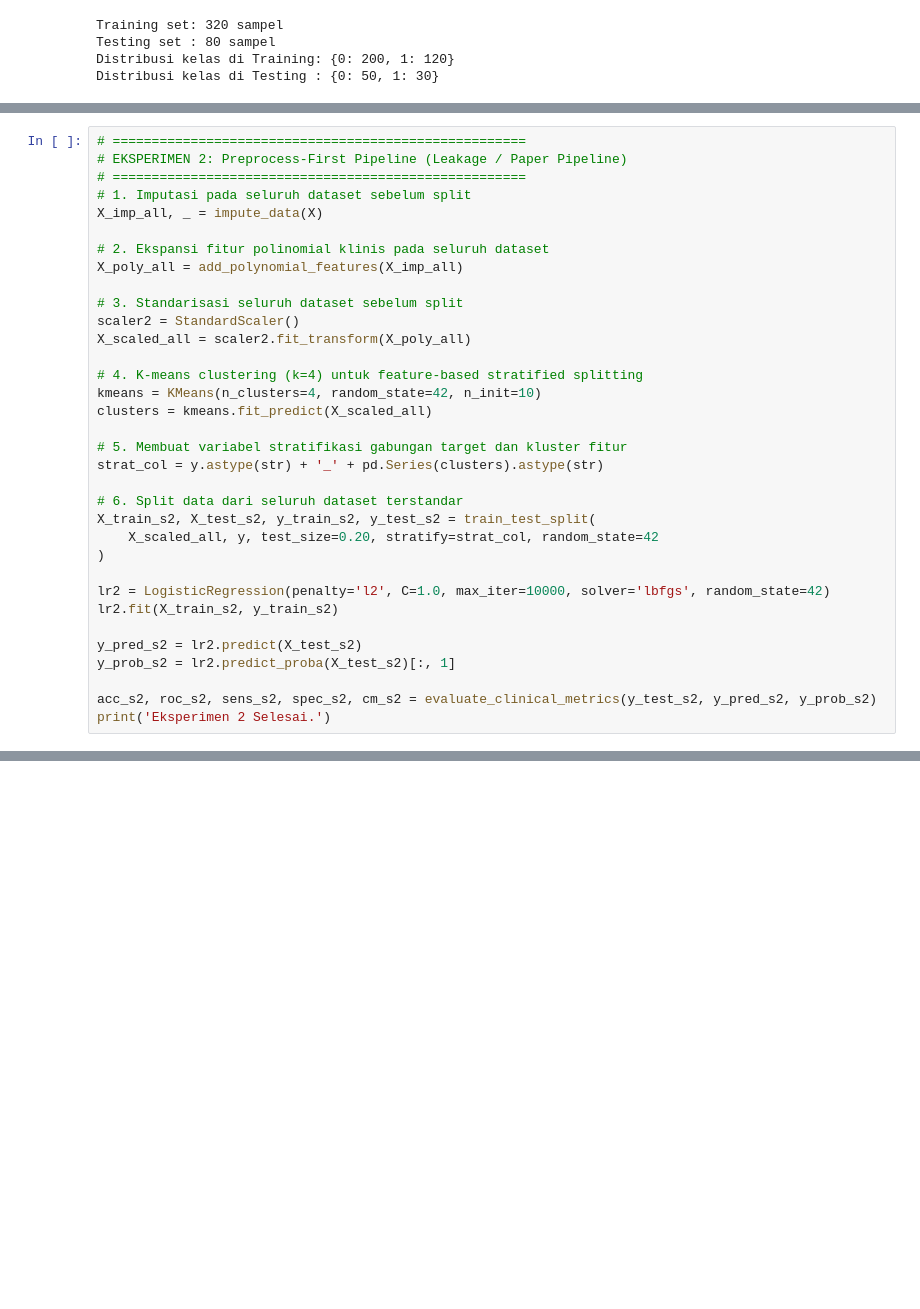
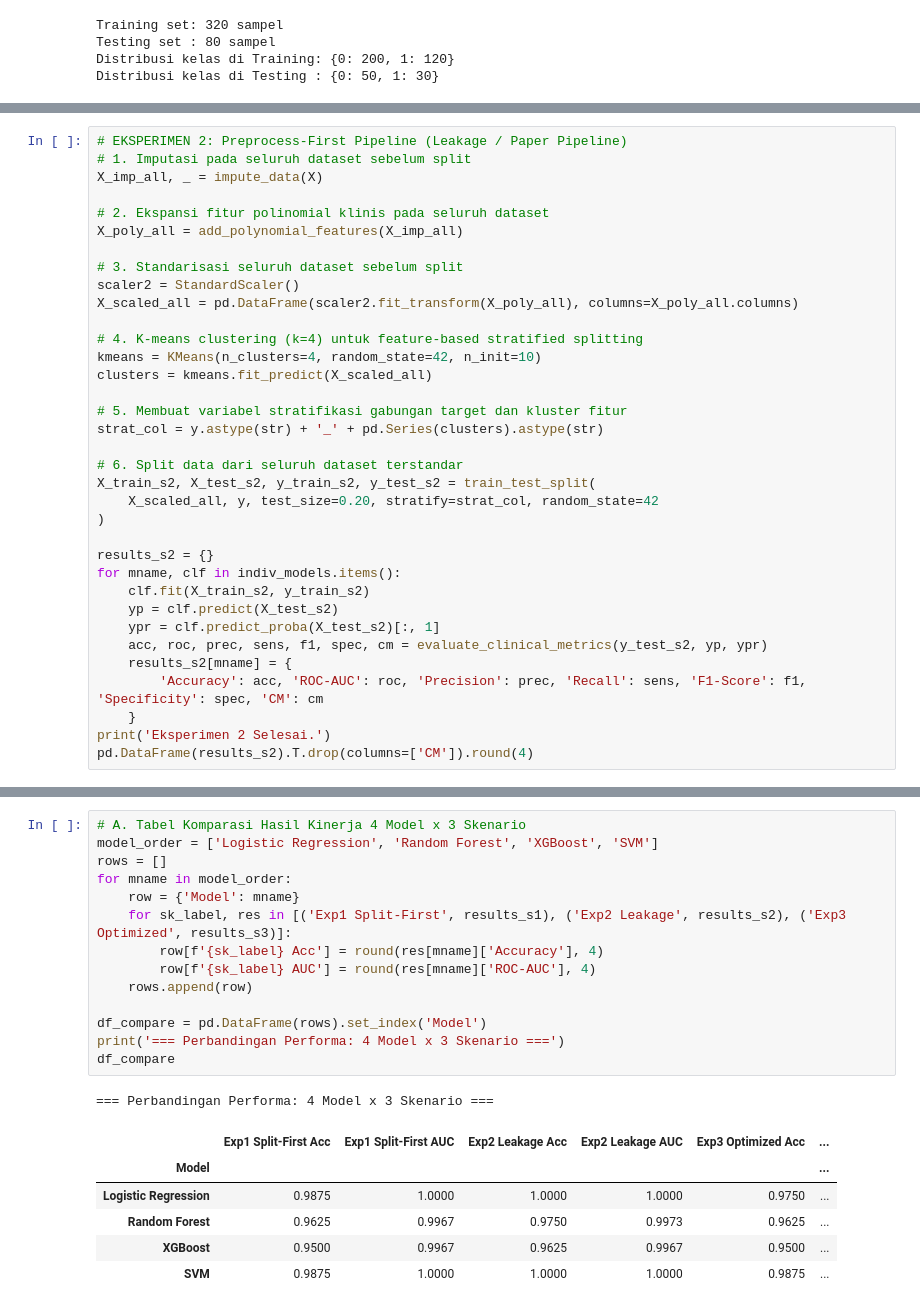
Before and after one commit to Alfaturachman/data-scientist-bnsp, a Jupyter notebook: chronic kidney disease/Kidney_Disease.ipynb, the cells around one changed output, grey strips where cells are left out. Drawn from its saved outputs; the diff is of its cells as text; blank space fills up the shorter version.

```diff
--- a/chronic kidney disease/Kidney_Disease.ipynb
+++ b/chronic kidney disease/Kidney_Disease.ipynb
@@ -455,7 +425,5 @@ Eksperimen 1 Selesai.
 # %%
-# =====================================================
 # EKSPERIMEN 2: Preprocess-First Pipeline (Leakage / Paper Pipeline)
-# =====================================================
 # 1. Imputasi pada seluruh dataset sebelum split
 X_imp_all, _ = impute_data(X)
 
@@ -464,7 +432,7 @@ X_poly_all = add_polynomial_features(X_imp_all)
 
 # 3. Standarisasi seluruh dataset sebelum split
 scaler2 = StandardScaler()
-X_scaled_all = scaler2.fit_transform(X_poly_all)
+X_scaled_all = pd.DataFrame(scaler2.fit_transform(X_poly_all), columns=X_poly_all.columns)
 
 # 4. K-means clustering (k=4) untuk feature-based stratified splitting
 kmeans = KMeans(n_clusters=4, random_state=42, n_init=10)
@@ -478,13 +446,16 @@ X_train_s2, X_test_s2, y_train_s2, y_test_s2 = train_test_split(
     X_scaled_all, y, test_size=0.20, stratify=strat_col, random_state=42
 )
 
-lr2 = LogisticRegression(penalty='l2', C=1.0, max_iter=10000, solver='lbfgs', random_state=42)
-lr2.fit(X_train_s2, y_train_s2)
-
-y_pred_s2 = lr2.predict(X_test_s2)
-y_prob_s2 = lr2.predict_proba(X_test_s2)[:, 1]
-
-acc_s2, roc_s2, sens_s2, spec_s2, cm_s2 = evaluate_clinical_metrics(y_test_s2, y_pred_s2, y_prob_s2)
+results_s2 = {}
+for mname, clf in indiv_models.items():
+    clf.fit(X_train_s2, y_train_s2)
+    yp = clf.predict(X_test_s2)
+    ypr = clf.predict_proba(X_test_s2)[:, 1]
+    acc, roc, prec, sens, f1, spec, cm = evaluate_clinical_metrics(y_test_s2, yp, ypr)
+    results_s2[mname] = {
+        'Accuracy': acc, 'ROC-AUC': roc, 'Precision': prec, 'Recall': sens, 'F1-Score': f1, 'Specificity': spec, 'CM': cm
+    }
 print('Eksperimen 2 Selesai.')
+pd.DataFrame(results_s2).T.drop(columns=['CM']).round(4)
 # %% [output]
 Eksperimen 2 Selesai.
@@ -627,0 +552,22 @@ plt.show()
+# %%
+# A. Tabel Komparasi Hasil Kinerja 4 Model x 3 Skenario
+model_order = ['Logistic Regression', 'Random Forest', 'XGBoost', 'SVM']
+rows = []
+for mname in model_order:
+    row = {'Model': mname}
+    for sk_label, res in [('Exp1 Split-First', results_s1), ('Exp2 Leakage', results_s2), ('Exp3 Optimized', results_s3)]:
+        row[f'{sk_label} Acc'] = round(res[mname]['Accuracy'], 4)
+        row[f'{sk_label} AUC'] = round(res[mname]['ROC-AUC'], 4)
+    rows.append(row)
+
+df_compare = pd.DataFrame(rows).set_index('Model')
+print('=== Perbandingan Performa: 4 Model x 3 Skenario ===')
+df_compare
+# %% [output]
+=== Perbandingan Performa: 4 Model x 3 Skenario ===
+|  | Exp1 Split-First Acc | Exp1 Split-First AUC | Exp2 Leakage Acc | Exp2 Leakage AUC | Exp3 Optimized Acc | ... |
+| Model |  |  |  |  |  | ... |
+| Logistic Regression | 0.9875 | 1.0000 | 1.0000 | 1.0000 | 0.9750 | ... |
+| Random Forest | 0.9625 | 0.9967 | 0.9750 | 0.9973 | 0.9625 | ... |
+| XGBoost | 0.9500 | 0.9967 | 0.9625 | 0.9967 | 0.9500 | ... |
+| SVM | 0.9875 | 1.0000 | 1.0000 | 1.0000 | 0.9875 | ... |
```
Also changed, not shown: parts of 26 cells of this notebook, 21 other files.
